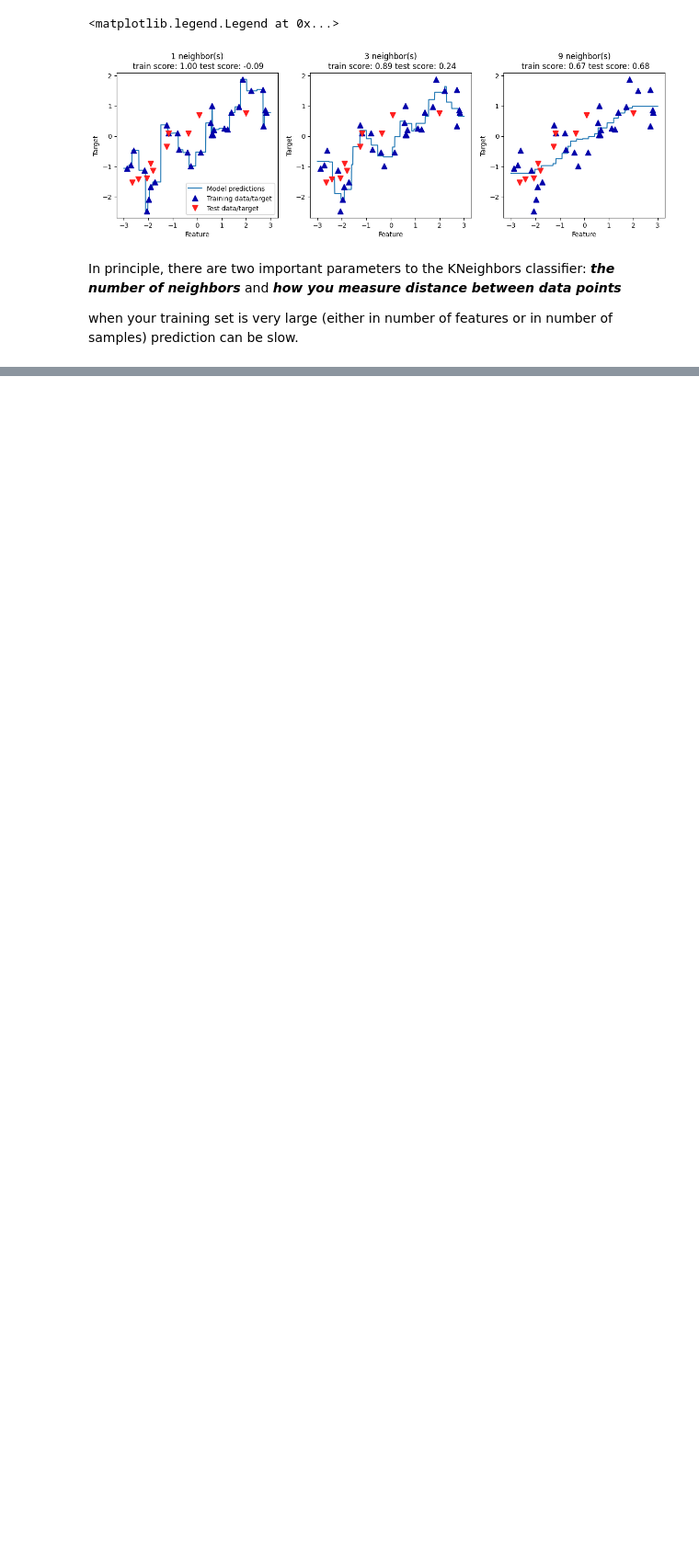
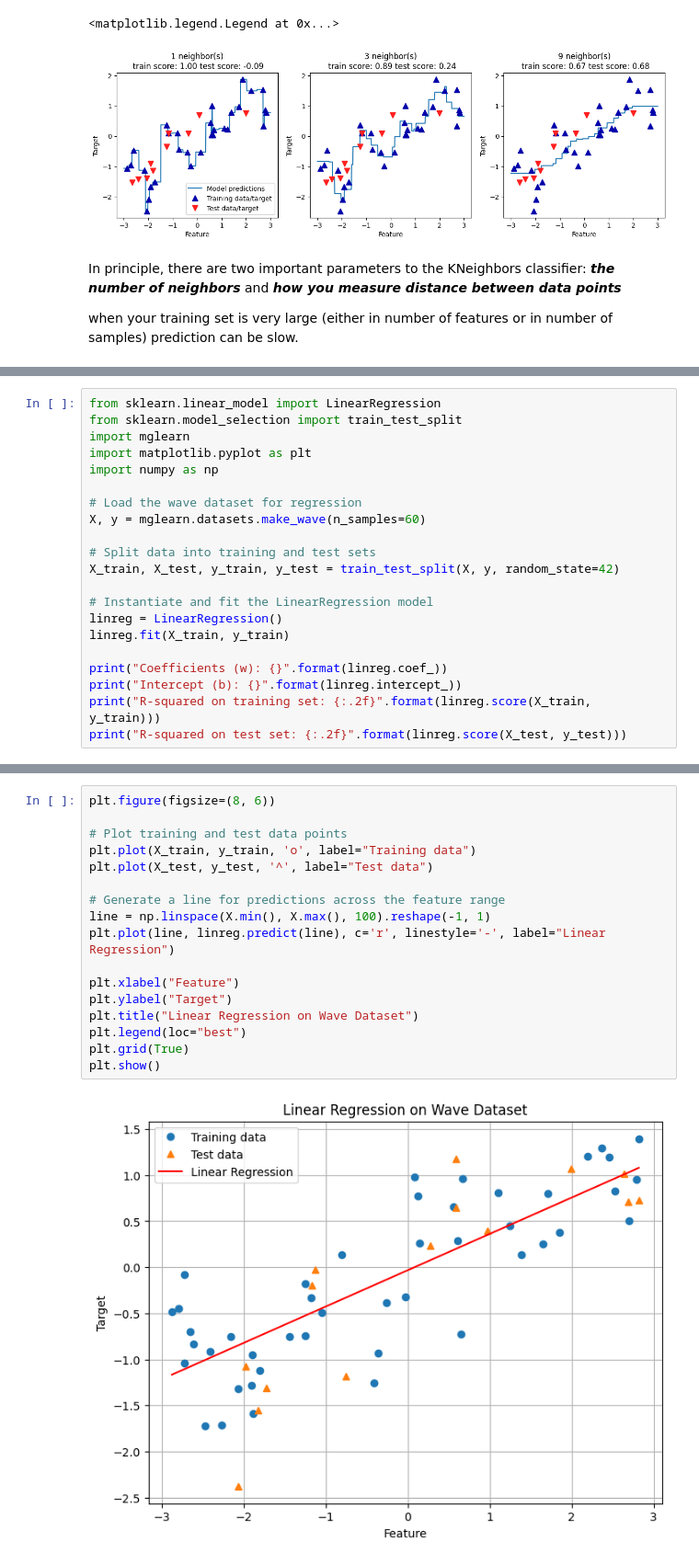
Before and after one commit to mayura-andrew/ml-experiments, a Jupyter notebook: supervised_learning.ipynb, the cells around one changed output, grey strips where cells are left out. Shown at 92% size. Drawn from its saved outputs; the diff is of its cells as text; blank space fills up the shorter version.

```diff
--- a/supervised_learning.ipynb
+++ b/supervised_learning.ipynb
@@ -195,0 +326,21 @@ Additionally, predicting on sparse data can be slow, especially if the dataset i
+# %%
+from sklearn.linear_model import LinearRegression
+from sklearn.model_selection import train_test_split
+import mglearn
+import matplotlib.pyplot as plt
+import numpy as np
+
+# Load the wave dataset for regression
+X, y = mglearn.datasets.make_wave(n_samples=60)
+
+# Split data into training and test sets
+X_train, X_test, y_train, y_test = train_test_split(X, y, random_state=42)
+
+# Instantiate and fit the LinearRegression model
+linreg = LinearRegression()
+linreg.fit(X_train, y_train)
+
+print("Coefficients (w): {}".format(linreg.coef_))
+print("Intercept (b): {}".format(linreg.intercept_))
+print("R-squared on training set: {:.2f}".format(linreg.score(X_train, y_train)))
+print("R-squared on test set: {:.2f}".format(linreg.score(X_test, y_test)))
@@ -195,0 +352,19 @@ Additionally, predicting on sparse data can be slow, especially if the dataset i
+# %%
+plt.figure(figsize=(8, 6))
+
+# Plot training and test data points
+plt.plot(X_train, y_train, 'o', label="Training data")
+plt.plot(X_test, y_test, '^', label="Test data")
+
+# Generate a line for predictions across the feature range
+line = np.linspace(X.min(), X.max(), 100).reshape(-1, 1)
+plt.plot(line, linreg.predict(line), c='r', linestyle='-', label="Linear Regression")
+
+plt.xlabel("Feature")
+plt.ylabel("Target")
+plt.title("Linear Regression on Wave Dataset")
+plt.legend(loc="best")
+plt.grid(True)
+plt.show()
+# %% [output]
+[figure, added]
```
Also changed, not shown: parts of 28 cells of this notebook.
